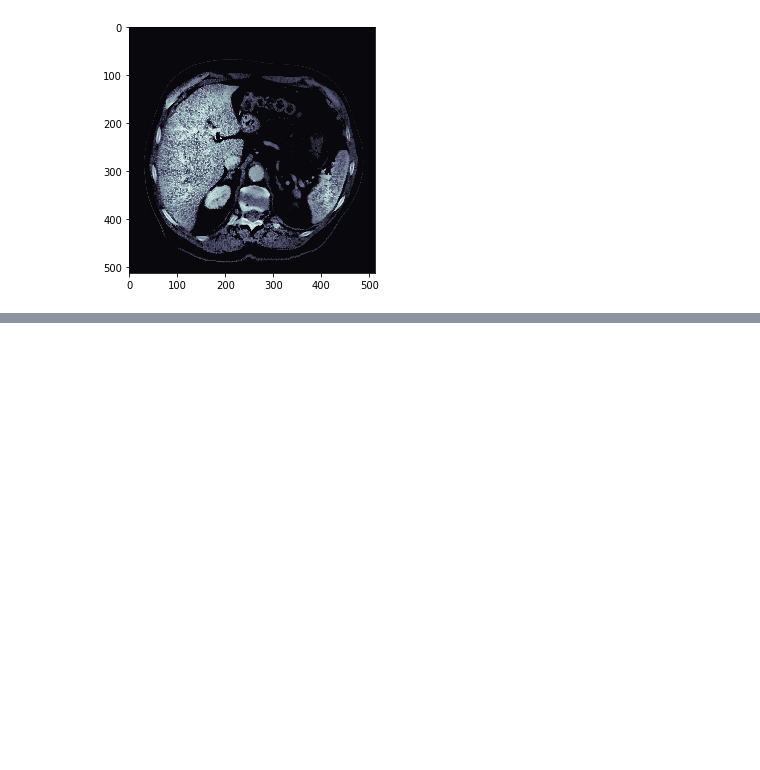
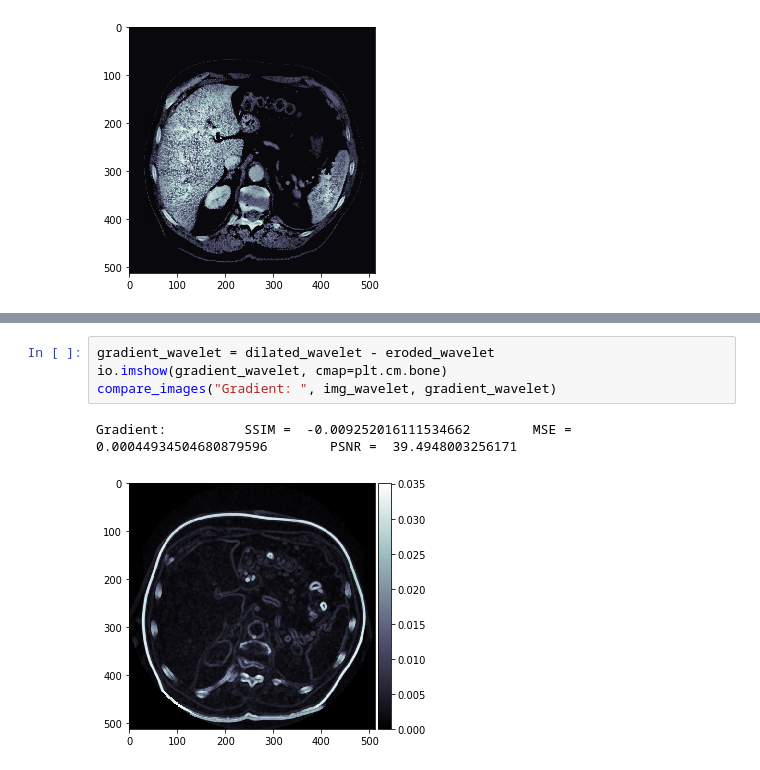
Before and after one commit to amenegotto/pyLiver, a Jupyter notebook: notebook/MorphologyExperiments.ipynb, the cells around one changed output, grey strips where cells are left out. Cells and saved outputs as stored; diff of their text form; blank space fills up the shorter version.

```diff
--- a/notebook/MorphologyExperiments.ipynb
+++ b/notebook/MorphologyExperiments.ipynb
@@ -148,0 +173,7 @@ Closing after Adaptative Histogram Equalization:          SSIM =  0.914181444642
+# %%
+gradient_wavelet = dilated_wavelet - eroded_wavelet
+io.imshow(gradient_wavelet, cmap=plt.cm.bone)
+compare_images("Gradient: ", img_wavelet, gradient_wavelet)
+# %% [output]
+Gradient:          SSIM =  -0.009252016111534662        MSE =  0.00044934504680879596        PSNR =  39.4948003256171
+[figure, added]
```
Also changed, not shown: parts of 3 cells of this notebook.
